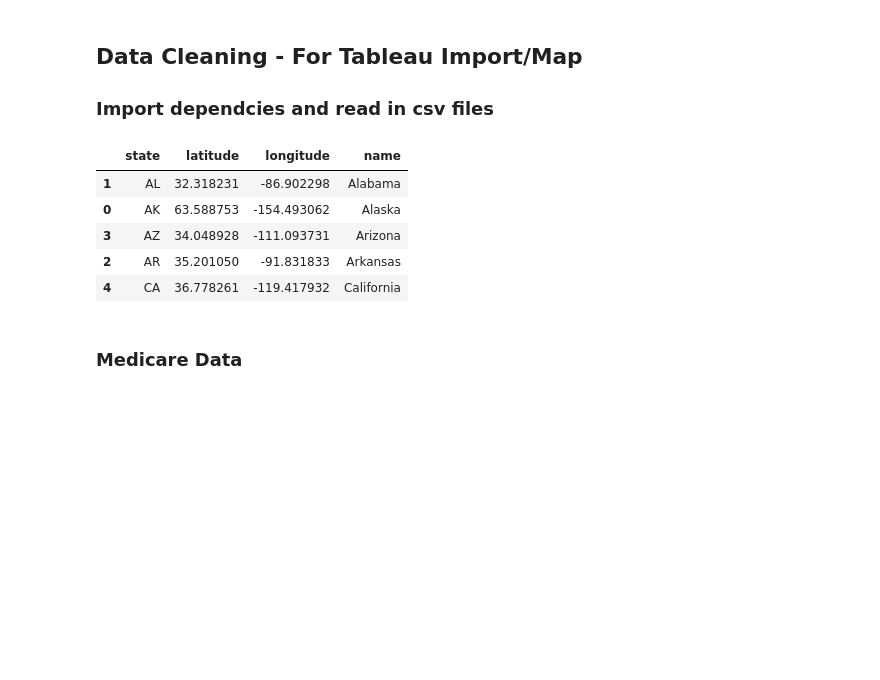
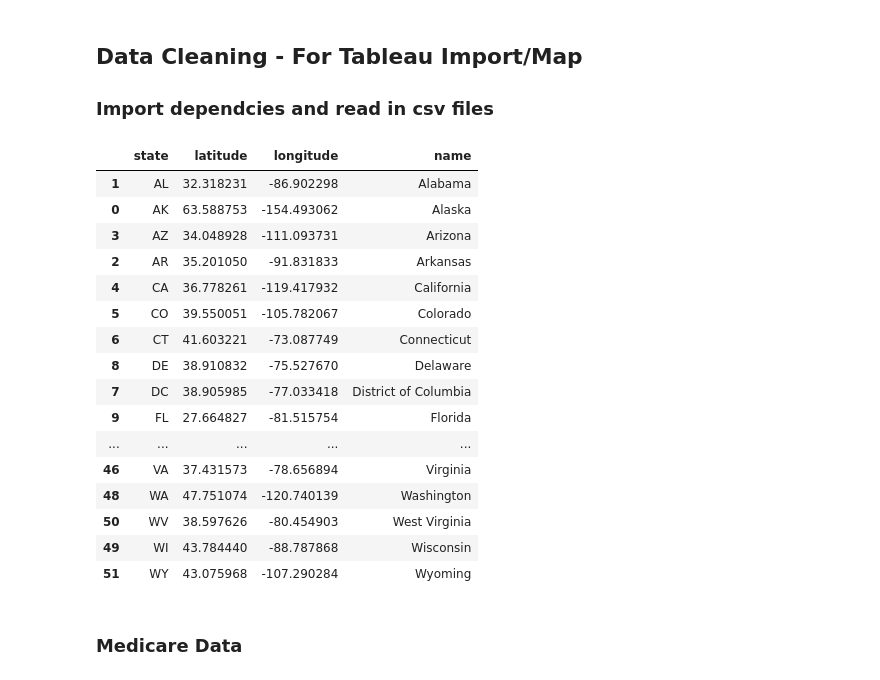
Before and after one commit to nathanprows77/Quality_of_Life, a Jupyter notebook: Data prep/Tableau_data.ipynb, the cells around one changed output. Cells and saved outputs as stored; diff of their text form; code cells hidden in the pictures; blank space fills up the shorter version.

```diff
--- a/Data prep/Tableau_data.ipynb
+++ b/Data prep/Tableau_data.ipynb
@@ -29,16 +29,27 @@ file16 = "../Resources/Tableau_clean/Pollution_2015.csv"
 # %%
 # Latitude and longitude: from https://developers.google.com/public-data/docs/canonical/states_csv
 
 states = pd.read_csv(file11)
 states = states.sort_values("name")
-states.head()
+states
 # %% [output]
 |  | state | latitude | longitude | name |
 | 1 | AL | 32.318231 | -86.902298 | Alabama |
 | 0 | AK | 63.588753 | -154.493062 | Alaska |
 | 3 | AZ | 34.048928 | -111.093731 | Arizona |
 | 2 | AR | 35.201050 | -91.831833 | Arkansas |
 | 4 | CA | 36.778261 | -119.417932 | California |
+| 5 | CO | 39.550051 | -105.782067 | Colorado |
+| 6 | CT | 41.603221 | -73.087749 | Connecticut |
+| 8 | DE | 38.910832 | -75.527670 | Delaware |
+| 7 | DC | 38.905985 | -77.033418 | District of Columbia |
+| 9 | FL | 27.664827 | -81.515754 | Florida |
+| ... | ... | ... | ... | ... |
+| 46 | VA | 37.431573 | -78.656894 | Virginia |
+| 48 | WA | 47.751074 | -120.740139 | Washington |
+| 50 | WV | 38.597626 | -80.454903 | West Virginia |
+| 49 | WI | 43.784440 | -88.787868 | Wisconsin |
+| 51 | WY | 43.075968 | -107.290284 | Wyoming |
 # %% [markdown]
 ### Medicare Data
 # %%
```
Also changed, not shown: parts of 32 cells of this notebook.
